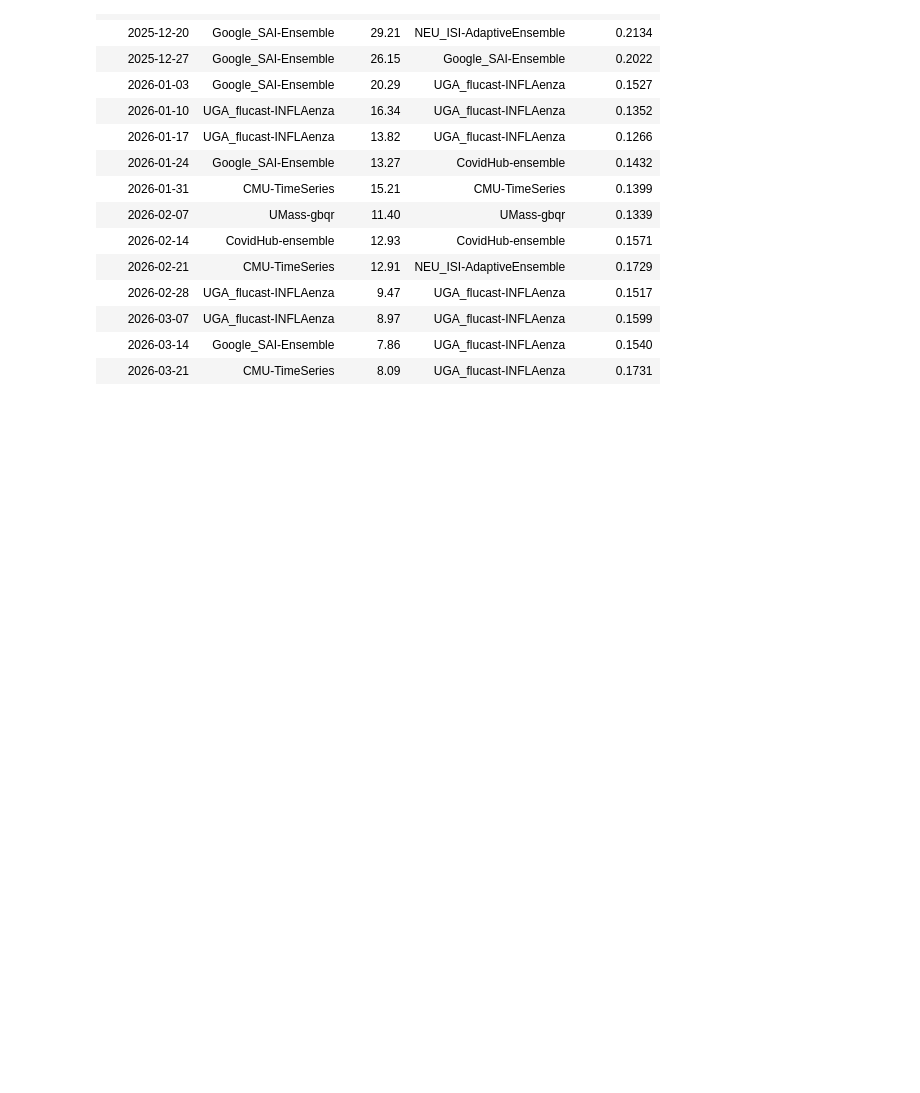
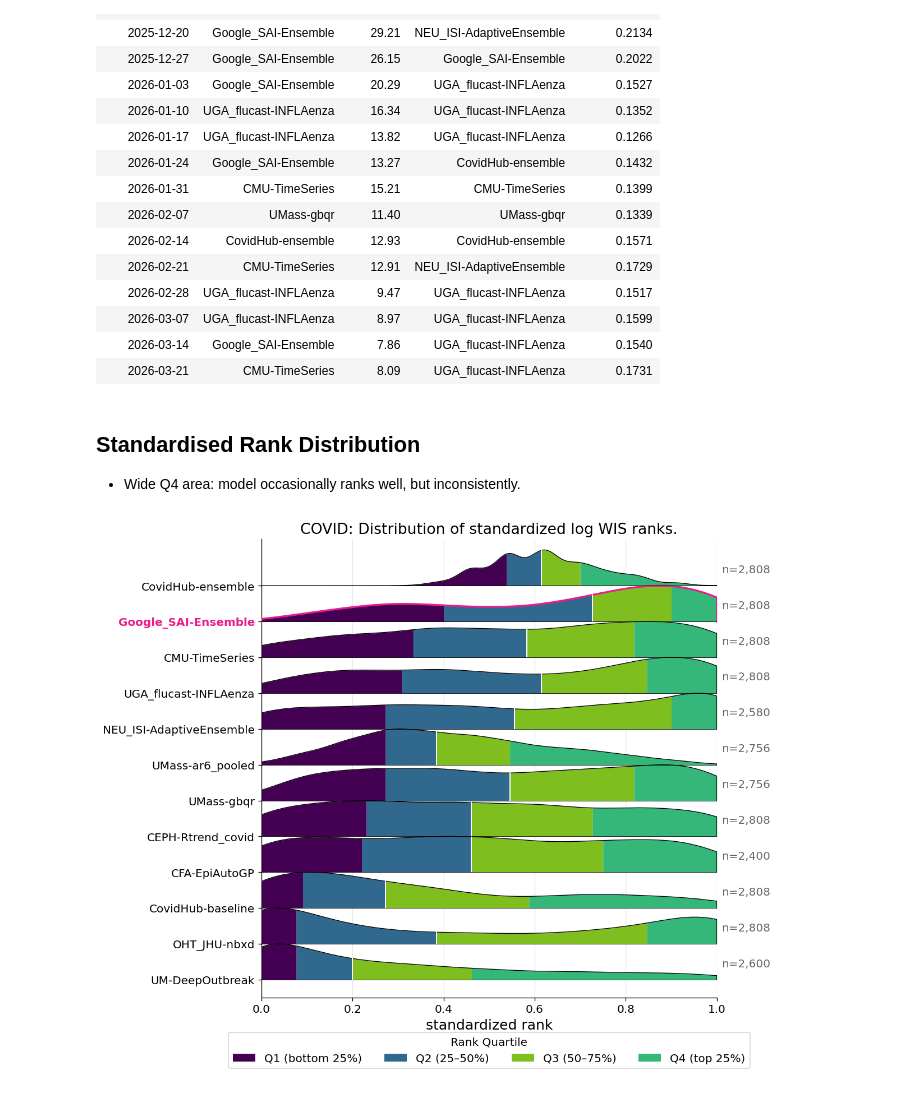
Before and after one commit to sarahmart/epi-hub-analysis, a Jupyter notebook: covid_analysis.ipynb, the cells around one changed output. Drawn from its saved outputs; the diff is of its cells as text; code cells hidden in the pictures; blank space fills up the shorter version.

Commit message:
Adding standardsised log rank distribution plot functionality

```diff
--- a/covid_analysis.ipynb
+++ b/covid_analysis.ipynb
@@ -646,3 +646,20 @@ display(
 | 2026-03-07 | UGA_flucast-INFLAenza | 8.97 | UGA_flucast-INFLAenza | 0.1599 |
 | 2026-03-14 | Google_SAI-Ensemble | 7.86 | UGA_flucast-INFLAenza | 0.1540 |
 | 2026-03-21 | CMU-TimeSeries | 8.09 | UGA_flucast-INFLAenza | 0.1731 |
+# %% [markdown]
+## Standardised Rank Distribution
+
+* Wide Q4 area: model occasionally ranks well, but inconsistently.
+# %%
+P.plot_rank_distribution(
+    scores,
+    eligible_models,
+    MODEL_COLOUR,
+    score_col="log_wis",
+    top_n=15,
+    main_model=GOOGLE,
+    hub_label=HUB.label,
+    show_n_tasks=True,
+)
+# %% [output]
+[figure, added]
```
Also changed, not shown: parts of 4 cells of this notebook, 3 other files.
